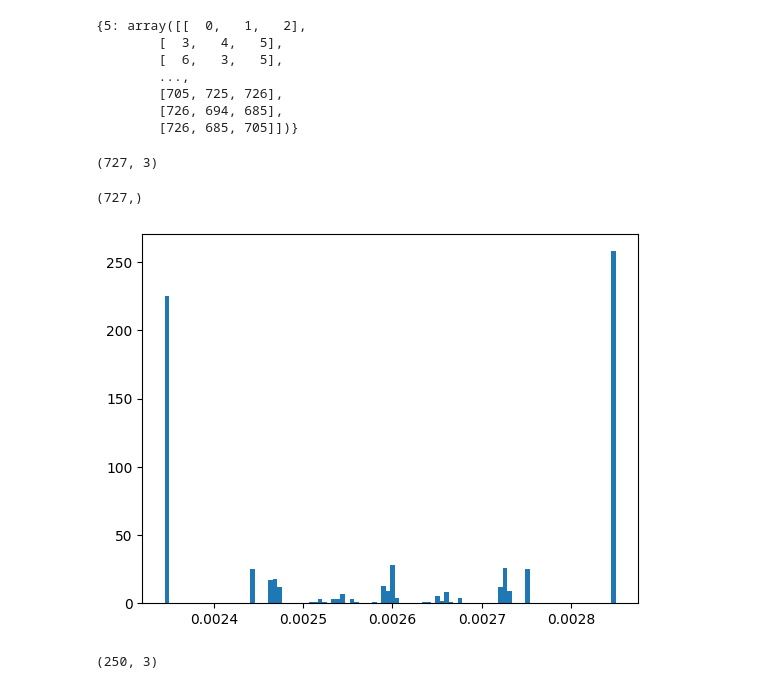
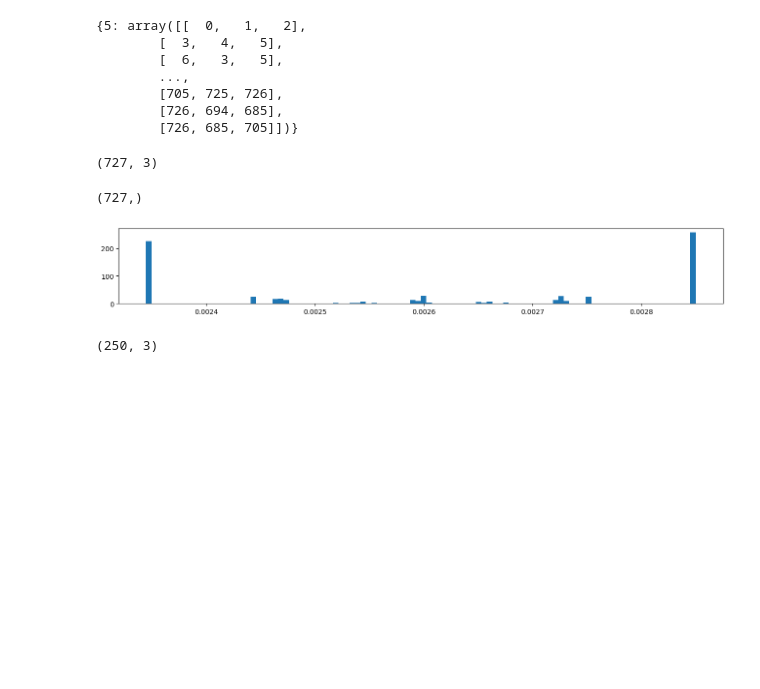
Before and after one commit to gyakusu/Mophing, a Jupyter notebook: python/BearingMakeList.ipynb, the cells around one changed output. Drawn from its saved outputs; the diff is of its cells as text; code cells hidden in the pictures; blank space fills up the shorter version.

```diff
--- a/python/BearingEdgeView.ipynb
+++ b/python/BearingMakeList.ipynb
@@ -35,10 +35,11 @@ z_distance.shape
 # %% [output]
 (727,)
 # %%
+plt.figure(figsize=(16,2))
 plt.hist(z_distance, bins=100)
 plt.show()
 # %% [output]
-[figure, old version]
+[figure, new version]
 # %%
 mask = z_distance<0.00245
 wall = points[mask]
```
Also changed, not shown: parts of 30 cells of this notebook, 3 other files.
